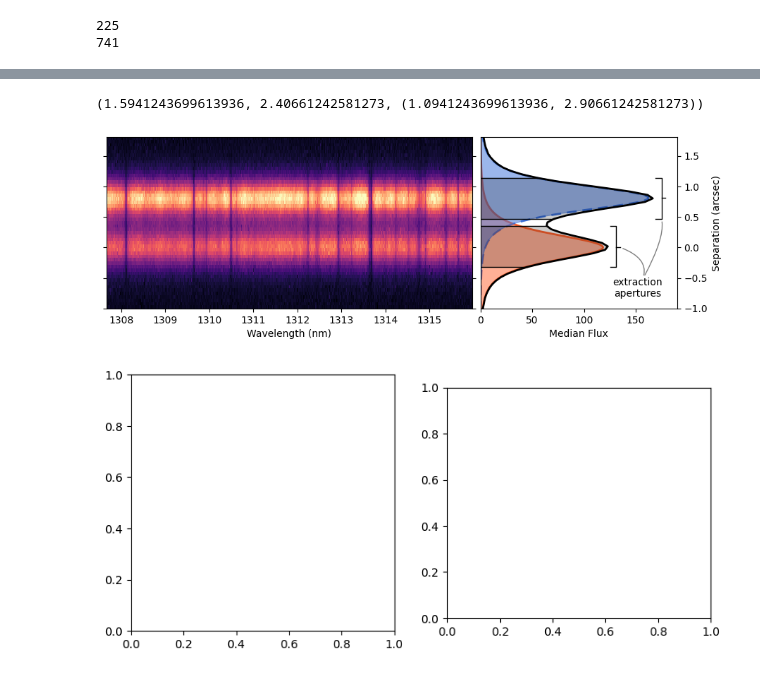
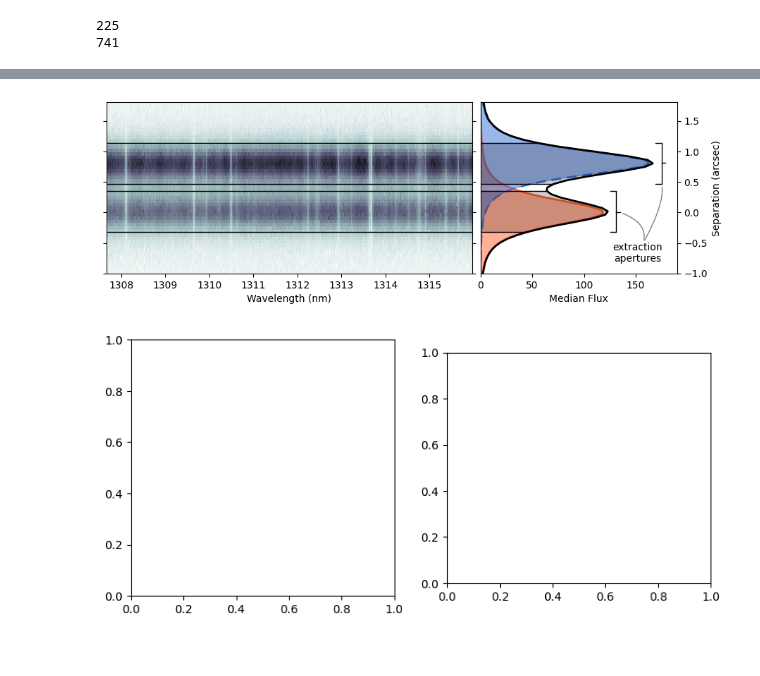
Before and after one commit to samderegt/retrieval_base, a Jupyter notebook: Luhman_16/figures/plot_J_band_trace.ipynb, the cells around one changed output, grey strips where cells are left out. Drawn from its saved outputs; the diff is of its cells as text; code cells hidden in the pictures.

Commit message:
Plot updates and IGRINS data

```diff
--- a/Luhman_16/figures/plot_J_band_trace.ipynb
+++ b/Luhman_16/figures/plot_J_band_trace.ipynb
@@ -54,7 +51,3 @@ for _ in range(2):
-# %%
-x_A, x_B, ylim
-# %% [output]
-(1.5941243699613936, 2.40661242581273, (1.0941243699613936, 2.90661242581273))
 # %%
 x_A = 1.57
 x_B = x_A + 0.81
@@ -81,14 +74,18 @@ ax[1].plot(y_masked, x_masked-x_A, color='k', lw=2)
 aper_width = 13*0.056
 int_mask_A = (x_masked >= x_A-aper_width/2) & (x_masked <= x_A+aper_width/2)
 int_mask_B = (x_masked >= x_B-aper_width/2) & (x_masked <= x_B+aper_width/2)
+
 ax[1].fill_betweenx(x_masked[int_mask_A]-x_A, 0, y_masked[int_mask_A], fc='k', alpha=0.2, ec='none')
 ax[1].fill_betweenx(x_masked[int_mask_B]-x_A, 0, y_masked[int_mask_B], fc='k', alpha=0.2, ec='none')
-
 ax[1].plot([0,y_masked[int_mask_A][0]], [x_masked[int_mask_A][0]-x_A]*2, c='k', lw=1, ls='-')
 ax[1].plot([0,y_masked[int_mask_A][-1]], [x_masked[int_mask_A][-1]-x_A]*2, c='k', lw=1, ls='-')
-
 ax[1].plot([0,y_masked[int_mask_B][0]], [x_masked[int_mask_B][0]-x_A]*2, c='k', lw=1, ls='-')
 ax[1].plot([0,y_masked[int_mask_B][-1]], [x_masked[int_mask_B][-1]-x_A]*2, c='k', lw=1, ls='-')
+
+ax[0].plot([0,1], [x_masked[int_mask_A][0]-x_A]*2, c='k', lw=1, ls='-', transform=ax[0].get_yaxis_transform())
+ax[0].plot([0,1], [x_masked[int_mask_A][-1]-x_A]*2, c='k', lw=1, ls='-', transform=ax[0].get_yaxis_transform())
+ax[0].plot([0,1], [x_masked[int_mask_B][0]-x_A]*2, c='k', lw=1, ls='-', transform=ax[0].get_yaxis_transform())
+ax[0].plot([0,1], [x_masked[int_mask_B][-1]-x_A]*2, c='k', lw=1, ls='-', transform=ax[0].get_yaxis_transform())
 
 ax[1].plot(
     0.69-np.array([1,0,0,1])*0.03, x_masked[int_mask_A][[0,0,-1,-1]]-x_A,
@@ -114,35 +111,38 @@ ax[1].annotate(
     arrowprops={
         'arrowstyle':'-', 'connectionstyle':'angle3,angleA=55,angleB=-20',
         'shrinkA':0, 'shrinkB':3., 'lw':1, 'color':'k', 'alpha':0.5,
         },
 
 )
 ax[1].annotate(
     'extraction\n'+'apertures', xy=(0.92,x_masked[int_mask_B][0]-x_A), xycoords=ax[1].get_yaxis_transform(),
     xytext=(0.8,0.12), textcoords='axes fraction',
     ha='center', va='center', fontsize=10, c='k',
     arrowprops={
         'arrowstyle':'-', 'connectionstyle':'angle3,angleA=60,angleB=-75',
         'shrinkA':0, 'shrinkB':3., 'lw':1, 'color':'k', 'alpha':0.5,
         },
 
 )
 
 xlim = (wave[i,j,20:-20].min(axis=-1), wave[i,j,20:-20].max(axis=-1))
 ax[0].imshow(
-    rectified_spec_2d[mask][:,20:-20], cmap='magma', vmin=-10, vmax=190,
+    #rectified_spec_2d[mask][:,20:-20], cmap='magma', vmin=-10, vmax=190,
+    #rectified_spec_2d[mask][:,20:-20], cmap='Greys', vmin=-10, vmax=190,
+    #rectified_spec_2d[mask][:,20:-20], cmap='bone_r', vmin=-10, vmax=190,
+    rectified_spec_2d[mask][:,20:-20], cmap='bone_r', vmin=-10, vmax=230,
     aspect='auto', interpolation='none',
     extent=[xlim[0], xlim[1], x_masked[-1]-x_A, x_masked[0]-x_A],
     )
 ax[0].set(xlim=xlim, ylim=ylim, xlabel='Wavelength (nm)', yticklabels=[])
 ax[0].yaxis.set_ticks_position('both')
 
 plt.subplots_adjust(left=0.02, bottom=0.16, top=0.97, right=0.92)
 plt.savefig(f'./plots/J_band_blend_corr.pdf')
 
 plt.show()
 # %% [output]
-[figure, old version]
+[figure, new version]
 # %%
 fig = plt.figure(figsize=(9,4))
 gs = fig.add_gridspec(nrows=3, ncols=2, hspace=0, wspace=0.2, height_ratios=[0.05,0.9,0.05], width_ratios=)
```
Also changed, not shown: parts of 1 cell of this notebook, 7 other files.
